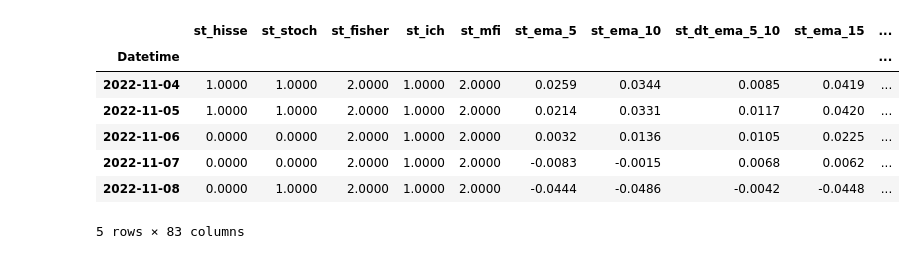
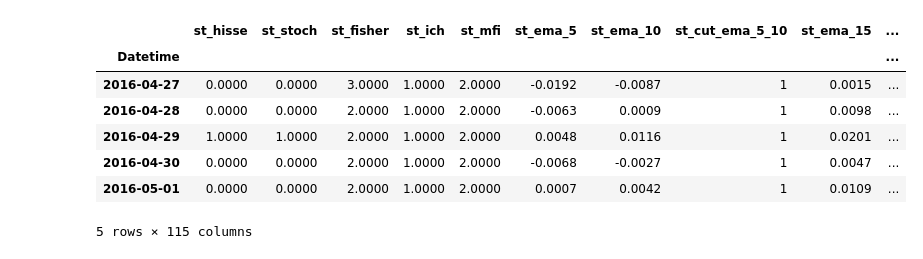
Before and after one commit to kozanakyel/KZ-Engine-Backend, a Jupyter notebook: KZ_project_setup/notebooks/detection_indicators_strategies.ipynb, the cells around one changed output. Saved outputs shown, nothing was run; the diff lists cells and outputs as text; code cells hidden in the pictures.

```diff
--- a/KZ_project_setup/notebooks/detection_indicators_strategies.ipynb
+++ b/KZ_project_setup/notebooks/detection_indicators_strategies.ipynb
@@ -19,7 +18,7 @@ SYMBOL = 'BTC-USD'
 scale = 1
 range = [5, 10, 15, 20, 25, 30, 50, 99]
 range = [i*scale for i in range]
-period = '4y'
+period = 'max'
 interval = '1d'
 start_date = ''
 end_data = ''
@@ -126,11 +147,11 @@ sample.drop(columns=['Close', 'Volume'], axis=1, inplace=True)
 # %%
-sample.tail()
+sample.head()
 # %% [output]
-|  | st_hisse | st_stoch | st_fisher | st_ich | st_mfi | st_ema_5 | st_ema_10 | st_dt_ema_5_10 | st_ema_15 | ... |
+|  | st_hisse | st_stoch | st_fisher | st_ich | st_mfi | st_ema_5 | st_ema_10 | st_cut_ema_5_10 | st_ema_15 | ... |
 | Datetime |  |  |  |  |  |  |  |  |  | ... |
-| 2022-11-04 | 1.0000 | 1.0000 | 2.0000 | 1.0000 | 2.0000 | 0.0259 | 0.0344 | 0.0085 | 0.0419 | ... |
-| 2022-11-05 | 1.0000 | 1.0000 | 2.0000 | 1.0000 | 2.0000 | 0.0214 | 0.0331 | 0.0117 | 0.0420 | ... |
-| 2022-11-06 | 0.0000 | 0.0000 | 2.0000 | 1.0000 | 2.0000 | 0.0032 | 0.0136 | 0.0105 | 0.0225 | ... |
-| 2022-11-07 | 0.0000 | 0.0000 | 2.0000 | 1.0000 | 2.0000 | -0.0083 | -0.0015 | 0.0068 | 0.0062 | ... |
-| 2022-11-08 | 0.0000 | 1.0000 | 2.0000 | 1.0000 | 2.0000 | -0.0444 | -0.0486 | -0.0042 | -0.0448 | ... |
+| 2016-04-27 | 0.0000 | 0.0000 | 3.0000 | 1.0000 | 2.0000 | -0.0192 | -0.0087 | 1 | 0.0015 | ... |
+| 2016-04-28 | 0.0000 | 0.0000 | 2.0000 | 1.0000 | 2.0000 | -0.0063 | 0.0009 | 1 | 0.0098 | ... |
+| 2016-04-29 | 1.0000 | 1.0000 | 2.0000 | 1.0000 | 2.0000 | 0.0048 | 0.0116 | 1 | 0.0201 | ... |
+| 2016-04-30 | 0.0000 | 0.0000 | 2.0000 | 1.0000 | 2.0000 | -0.0068 | -0.0027 | 1 | 0.0047 | ... |
+| 2016-05-01 | 0.0000 | 0.0000 | 2.0000 | 1.0000 | 2.0000 | 0.0007 | 0.0042 | 1 | 0.0109 | ... |
-5 rows × 83 columns
+5 rows × 115 columns
```
Also changed, not shown: parts of 8 cells of this notebook, 2 other files.
